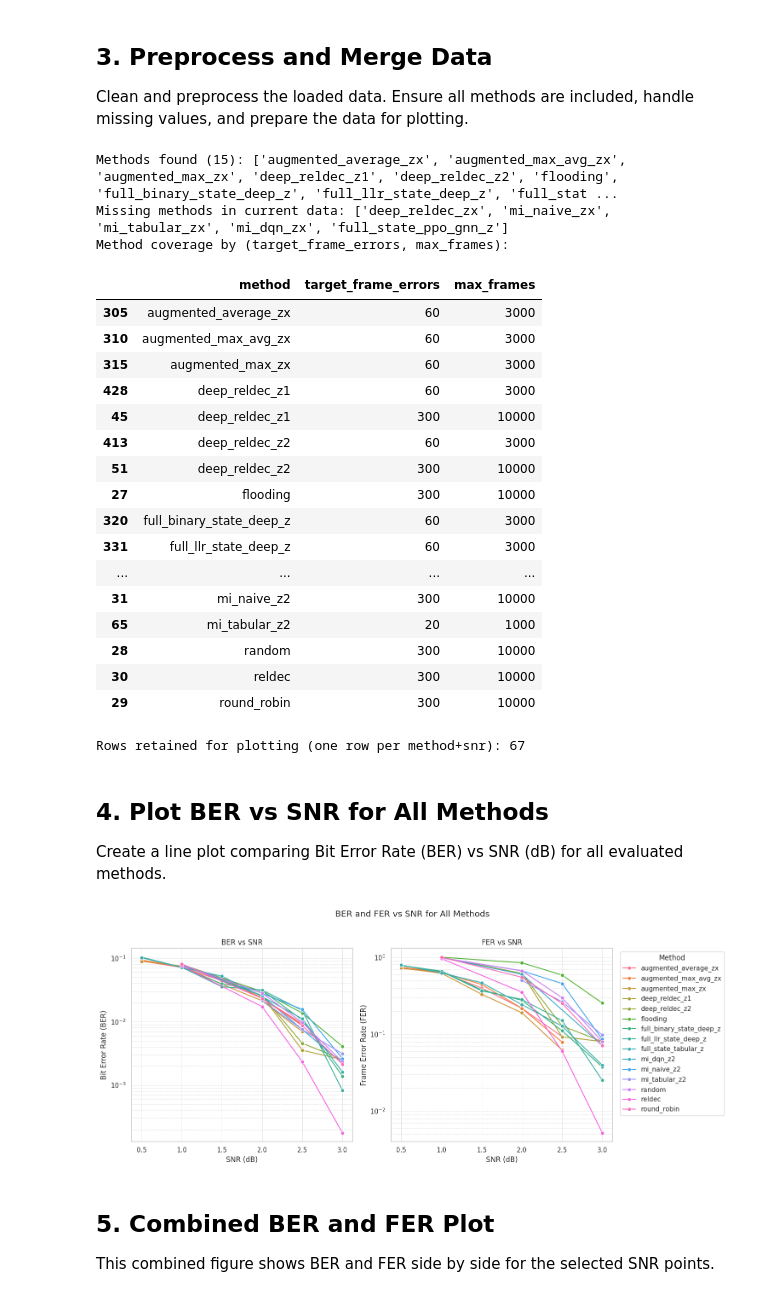
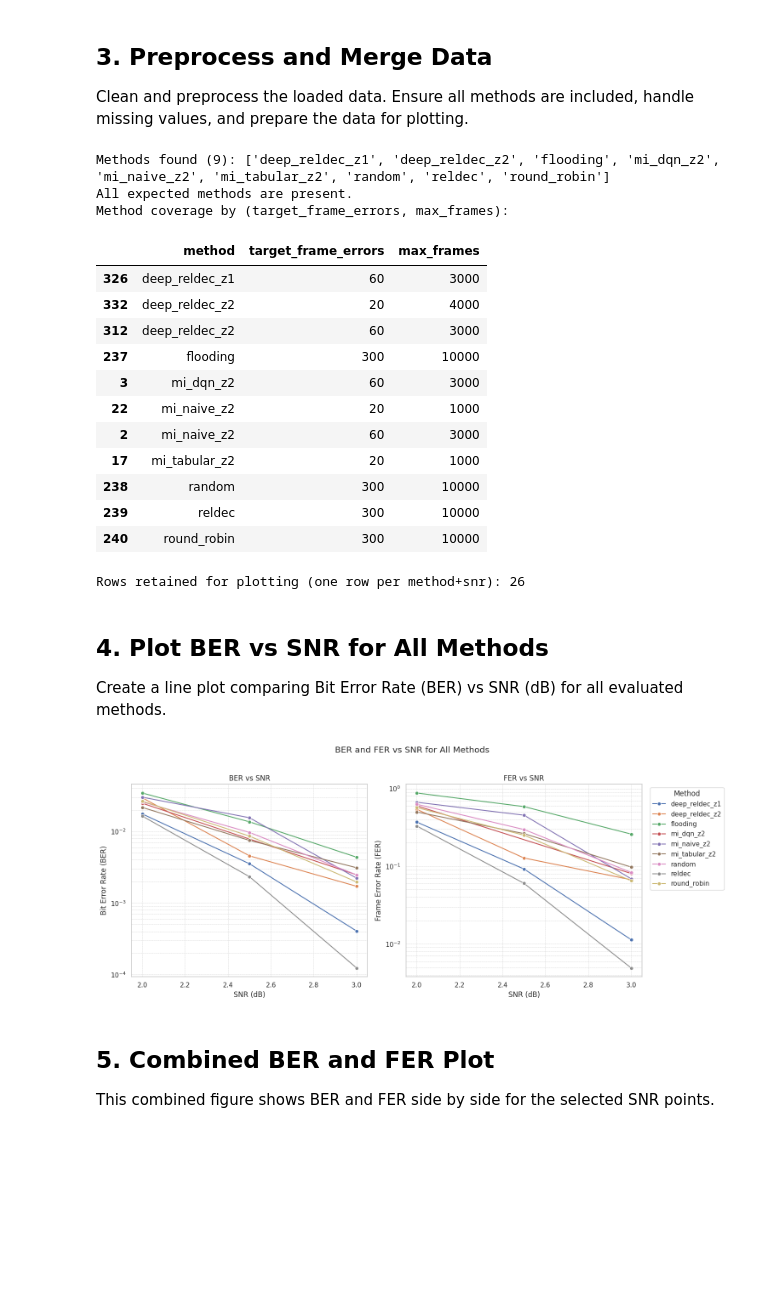
Before and after one commit to houleux/Decoder, a Jupyter notebook: RELDEC/notebook_runs/continuous_reldec/active_run/wran/plot_eval_results.ipynb, the cells around one changed output. Drawn from its saved outputs; the diff is of its cells as text; code cells hidden in the pictures; blank space fills up the shorter version.

```diff
--- a/RELDEC/notebook_runs/continuous_reldec/active_run/wran/plot_eval_results.ipynb
+++ b/RELDEC/notebook_runs/continuous_reldec/active_run/wran/plot_eval_results.ipynb
@@ -149,7 +147,7 @@ for col in ["snr_db", "ber", "fer", "avg_messages", "target_frame_errors", "max_
 df = df.dropna(subset=["snr_db", "ber", "fer", "avg_messages", "method"])
 
 # Only compare the requested SNR points
-selected_snr = [0.5, 1.0, 1.5, 2.0, 2.5, 3.0]
+selected_snr = [2.0, 2.5, 3.0]
 df = df[df["snr_db"].isin(selected_snr)].copy()
 
 # Deduplicate repeated rows from overlapping CSVs
@@ -185,69 +183,56 @@ plot_df = (
       .sort_values(["method", "snr_db"])
 )
 
 methods = sorted(plot_df["method"].unique())
 expected_methods = [
-    'flooding',
-    'random',
-    'round_robin',
-    'reldec',
-    'full_state_tabular_z',
-    'full_binary_state_deep_z',
-    'full_llr_state_deep_z',
-    'deep_reldec_z1',
-    'deep_reldec_z2',
-    'deep_reldec_zx',
-    'mi_naive_z2',
-    'mi_naive_zx',
-    'mi_tabular_z2',
-    'mi_tabular_zx',
-    'mi_dqn_z2',
-    'mi_dqn_zx',
-    'full_state_ppo_gnn_z',
+    "flooding",
+    "random",
+    "round_robin",
+    "reldec",
+    "mi_naive_z2",
+    "mi_tabular_z2",
+    "deep_reldec_z1",
+    "deep_reldec_z2",
+    "mi_dqn_z2",
 ]
 missing_methods = [m for m in expected_methods if m not in methods]
 
 print(f"Methods found ({len(methods)}): {methods}")
 if missing_methods:
     print(f"Missing methods in current data: {missing_methods}")
 else:
     print("All expected methods are present.")
 
 if "target_frame_errors" in plot_df.columns and "max_frames" in plot_df.columns:
     combos = (
         plot_df[["method", "target_frame_errors", "max_frames"]]
         .drop_duplicates()
         .sort_values(["method", "target_frame_errors", "max_frames"])
     )
     print("Method coverage by (target_frame_errors, max_frames):")
     display(combos)
 
 print(f"Rows retained for plotting (one row per method+snr): {len(plot_df)}")
 
 # Keep downstream plotting cells unchanged
 df = plot_df
 # %% [output]
-Methods found (15): ['augmented_average_zx', 'augmented_max_avg_zx', 'augmented_max_zx', 'deep_reldec_z1', 'deep_reldec_z2', 'flooding', 'full_binary_state_deep_z', 'full_llr_state_deep_z', 'full_stat ...
-Missing methods in current data: ['deep_reldec_zx', 'mi_naive_zx', 'mi_tabular_zx', 'mi_dqn_zx', 'full_state_ppo_gnn_z']
+Methods found (9): ['deep_reldec_z1', 'deep_reldec_z2', 'flooding', 'mi_dqn_z2', 'mi_naive_z2', 'mi_tabular_z2', 'random', 'reldec', 'round_robin']
+All expected methods are present.
 Method coverage by (target_frame_errors, max_frames):
 |  | method | target_frame_errors | max_frames |
-| 305 | augmented_average_zx | 60 | 3000 |
-| 310 | augmented_max_avg_zx | 60 | 3000 |
-| 315 | augmented_max_zx | 60 | 3000 |
-| 428 | deep_reldec_z1 | 60 | 3000 |
-| 45 | deep_reldec_z1 | 300 | 10000 |
-| 413 | deep_reldec_z2 | 60 | 3000 |
-| 51 | deep_reldec_z2 | 300 | 10000 |
-| 27 | flooding | 300 | 10000 |
-| 320 | full_binary_state_deep_z | 60 | 3000 |
-| 331 | full_llr_state_deep_z | 60 | 3000 |
-| ... | ... | ... | ... |
-| 31 | mi_naive_z2 | 300 | 10000 |
-| 65 | mi_tabular_z2 | 20 | 1000 |
-| 28 | random | 300 | 10000 |
-| 30 | reldec | 300 | 10000 |
-| 29 | round_robin | 300 | 10000 |
+| 326 | deep_reldec_z1 | 60 | 3000 |
+| 332 | deep_reldec_z2 | 20 | 4000 |
+| 312 | deep_reldec_z2 | 60 | 3000 |
+| 237 | flooding | 300 | 10000 |
+| 3 | mi_dqn_z2 | 60 | 3000 |
+| 22 | mi_naive_z2 | 20 | 1000 |
+| 2 | mi_naive_z2 | 60 | 3000 |
+| 17 | mi_tabular_z2 | 20 | 1000 |
+| 238 | random | 300 | 10000 |
+| 239 | reldec | 300 | 10000 |
+| 240 | round_robin | 300 | 10000 |
-Rows retained for plotting (one row per method+snr): 67
+Rows retained for plotting (one row per method+snr): 26
 # %% [markdown]
 ## 4. Plot BER vs SNR for All Methods
 Create a line plot comparing Bit Error Rate (BER) vs SNR (dB) for all evaluated methods.
@@ -276,7 +261,7 @@ fig.suptitle('BER and FER vs SNR for All Methods', y=1.02)
 fig.tight_layout()
 plt.show()
 # %% [output]
-[figure, old version]
+[figure, new version]
 # %% [markdown]
 ## 5. Combined BER and FER Plot
 This combined figure shows BER and FER side by side for the selected SNR points.
```
Also changed, not shown: parts of 9 cells of this notebook, 2 other files.
